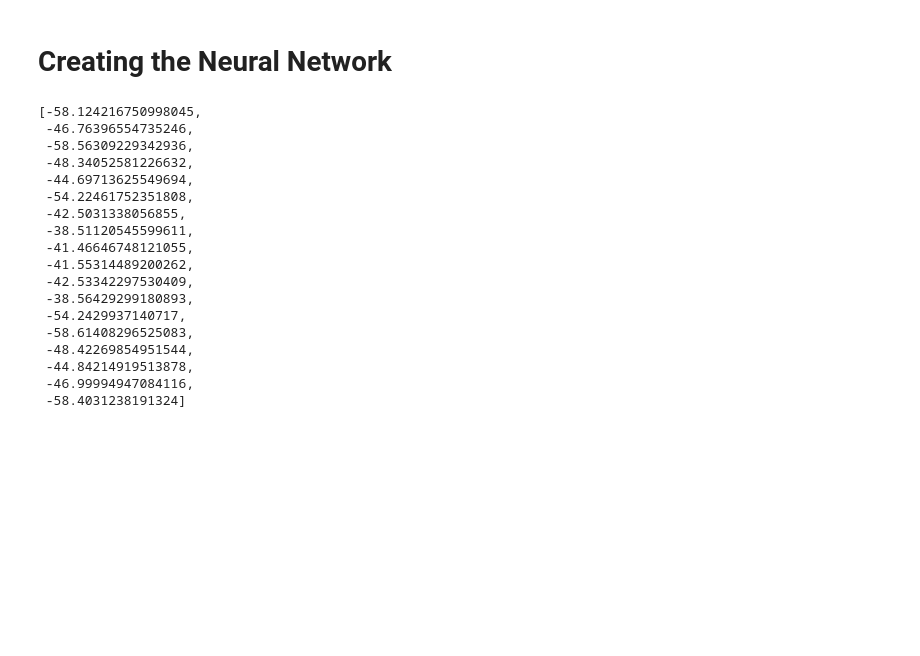
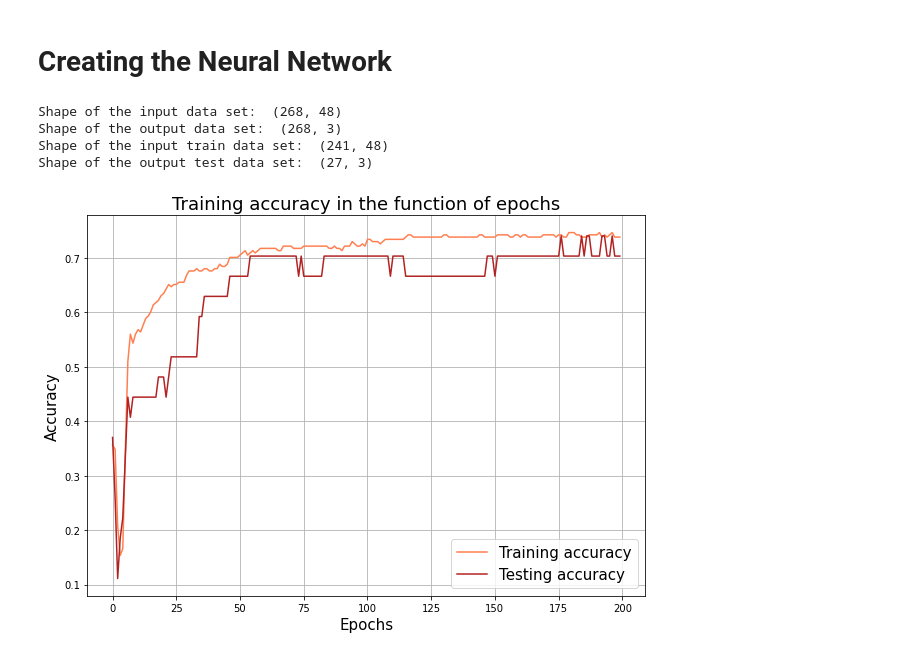
Before and after one commit to domonkoshaffner/laplace_ode, a Jupyter notebook: laplace.ipynb, the cells around one changed output. Cells and saved outputs as stored; diff of their text form; code cells hidden in the pictures; blank space fills up the shorter version.

```diff
--- a/laplace.ipynb
+++ b/laplace.ipynb
@@ -542,25 +546,2 @@ rect_plot(border_coord, circum_coord, inner_coord, border_training_coord, circum
 # %% [markdown]
 # Creating the Neural Network
-# %%
-# Calling the psi calculator function
-psi_values = psi_calculator(circum_training_coord, border_training_coord)
-psi_values
-# %% [output]
-[-58.124216750998045,
- -46.76396554735246,
- -58.56309229342936,
- -48.34052581226632,
- -44.69713625549694,
- -54.22461752351808,
- -42.5031338056855,
- -38.51120545599611,
- -41.46646748121055,
- -41.55314489200262,
- -42.53342297530409,
- -38.56429299180893,
- -54.2429937140717,
- -58.61408296525083,
- -48.42269854951544,
- -44.84214919513878,
- -46.99994947084116,
- -58.4031238191324]
@@ -566,0 +579,51 @@ psi_values
+# %%
+# Calling the psi calculator function
+psi_training_input = psi_calculator([circum_training_coord_all_x, circum_training_coord_all_y], [border_training_coord_all_x, border_training_coord_all_y])
+psi_training_output = psi_calculator([x_inner_requested, y_inner_requested], [border_training_coord_all_x, border_training_coord_all_y])
+
+# Splitting the input into train and test data sets
+
+psi_training_input_train = train_test_split(psi_training_input, train_size = 0.9, test_size= 0.1, random_state = 0)[0]
+psi_training_input_test = train_test_split(psi_training_input, train_size = 0.9, test_size= 0.1, random_state = 0)[1]
+psi_training_output_train = train_test_split(psi_training_output, train_size = 0.9, test_size= 0.1, random_state = 0)[0]
+psi_training_output_test = train_test_split(psi_training_output, train_size = 0.9, test_size= 0.1, random_state = 0)[1]
+
+print('Shape of the input data set: ', np.shape(psi_training_input))
+print('Shape of the output data set: ', np.shape(psi_training_output))
+
+print('Shape of the input train data set: ', np.shape(psi_training_input_train))
+print('Shape of the output test data set: ', np.shape(psi_training_output_test))
+# %% [output]
+Shape of the input data set:  (268, 48)
+Shape of the output data set:  (268, 3)
+Shape of the input train data set:  (241, 48)
+Shape of the output test data set:  (27, 3)
+# %%
+# Creating the NN model
+
+model = Sequential()
+model.add(Dense(48, activation = None))
+model.add(CyclicPadding2D(1, input_shape=(224, 224, 3)))
+model.add(Dense(3, activation = 'softmax'))
+# compile model
+opt = SGD(lr=0.01, momentum=0.9)
+model.compile(optimizer=opt, loss='MSE', metrics=['accuracy'])
+# %%
+# Calling the model
+
+history = model.fit(psi_training_input_train, psi_training_output_train, epochs=200, batch_size=32, validation_data=(psi_training_input_test, psi_training_output_test), verbose=0)
+# %%
+plt.figure(figsize = (10,7))
+
+plt.plot(history.history['accuracy'], color = 'coral', label = 'Training accuracy')
+plt.plot(history.history['val_accuracy'], color = 'firebrick', label = 'Testing accuracy')
+
+plt.title('Training accuracy in the function of epochs', fontsize = 18)
+plt.xlabel('Epochs', fontsize = 15)
+plt.ylabel('Accuracy', fontsize = 15)
+
+plt.legend(fontsize = 15)
+plt.grid()
+plt.show()
+# %% [output]
+[figure, added]
```
Also changed, not shown: parts of 6 cells of this notebook.
